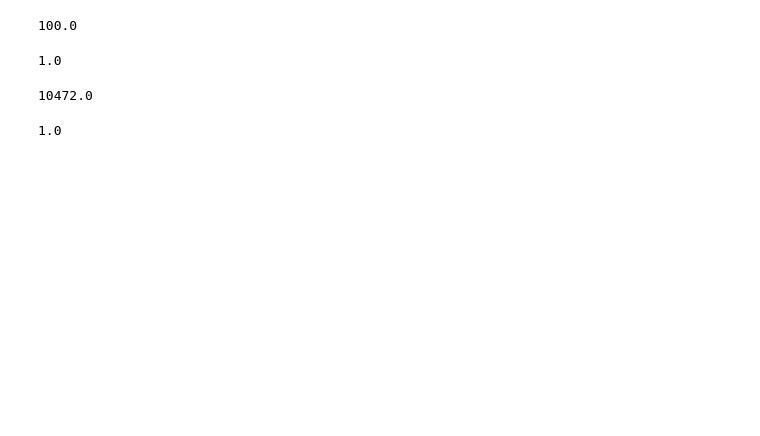
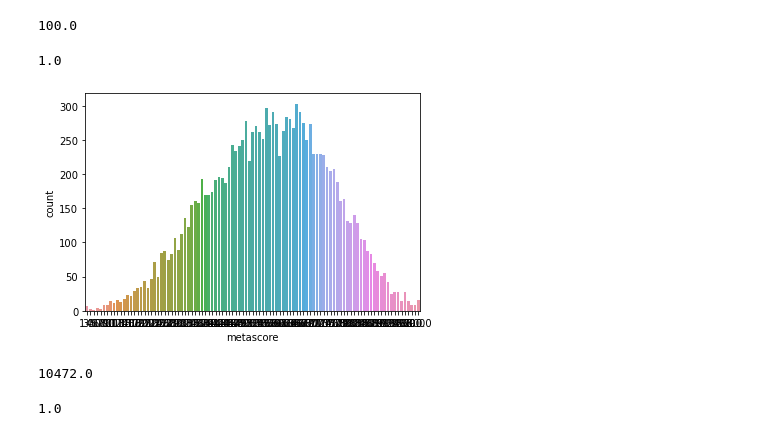
Before and after one commit to Pnat1/No_more_film_scrolling, a Jupyter notebook: notebooks/cleaning_dataset_movies_imdb.ipynb, the cells around one changed output. Drawn from its saved outputs; the diff is of its cells as text; code cells hidden in the pictures; blank space fills up the shorter version.

Commit message:
visualizing

```diff
--- a/notebooks/cleaning_dataset_movies_imdb.ipynb
+++ b/notebooks/cleaning_dataset_movies_imdb.ipynb
@@ -200,0 +236,8 @@ df_mov_nam.head(3)
+# %%
+df_mov_nam = df_mov_nam.fillna({"language": 0,
+                                "director": 0,
+                                "country": 0,
+                                "writer": 0,
+                                "production_company": 0,
+                                "actors": 0,
+                                "description": 0})
@@ -201,2 +255,5 @@ df_mov_nam.head(3)
 # %% [markdown]
 Exploring voting/review numeric values
+# %%
+# We d not need budget and income columns for our analysis
+df_mov_nam = df_mov_nam.drop(["budget", "usa_gross_income", "worlwide_gross_income"], axis=1)
@@ -208,6 +271,10 @@ df_mov_nam.metascore.max()
 df_mov_nam.metascore.min()
 # %% [output]
 1.0
+# %%
+meta = sns.countplot(data=df_mov_nam, x="metascore")
+# %% [output]
+[figure, added]
 # %%
 df_mov_nam.reviews_from_users.max()
 # %% [output]
```
Also changed, not shown: parts of 16 cells of this notebook.
